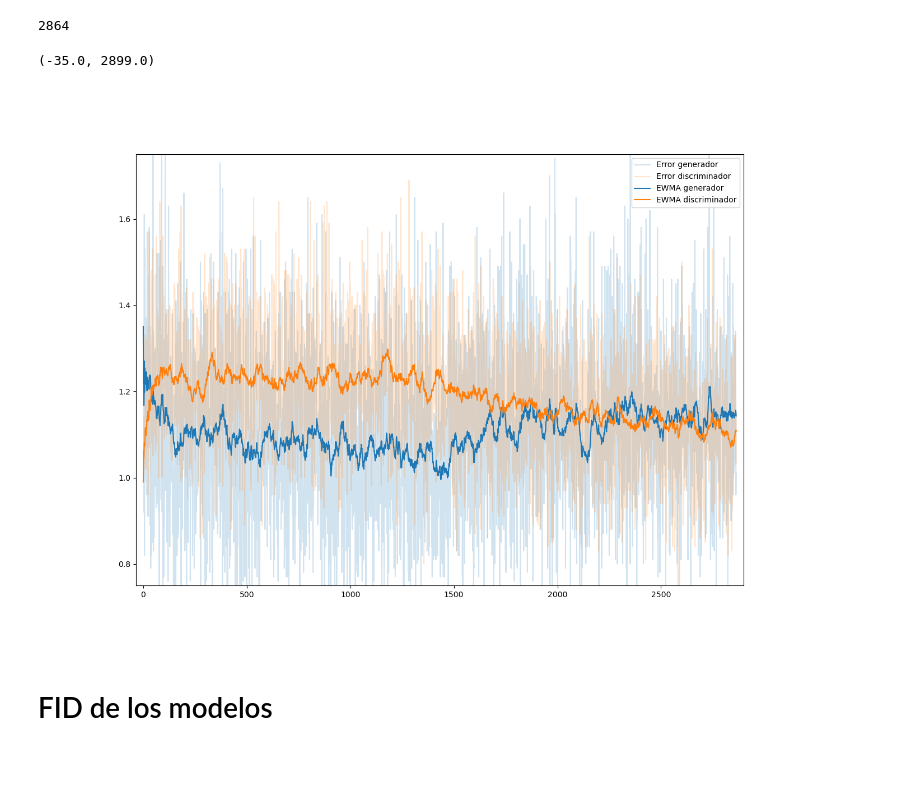
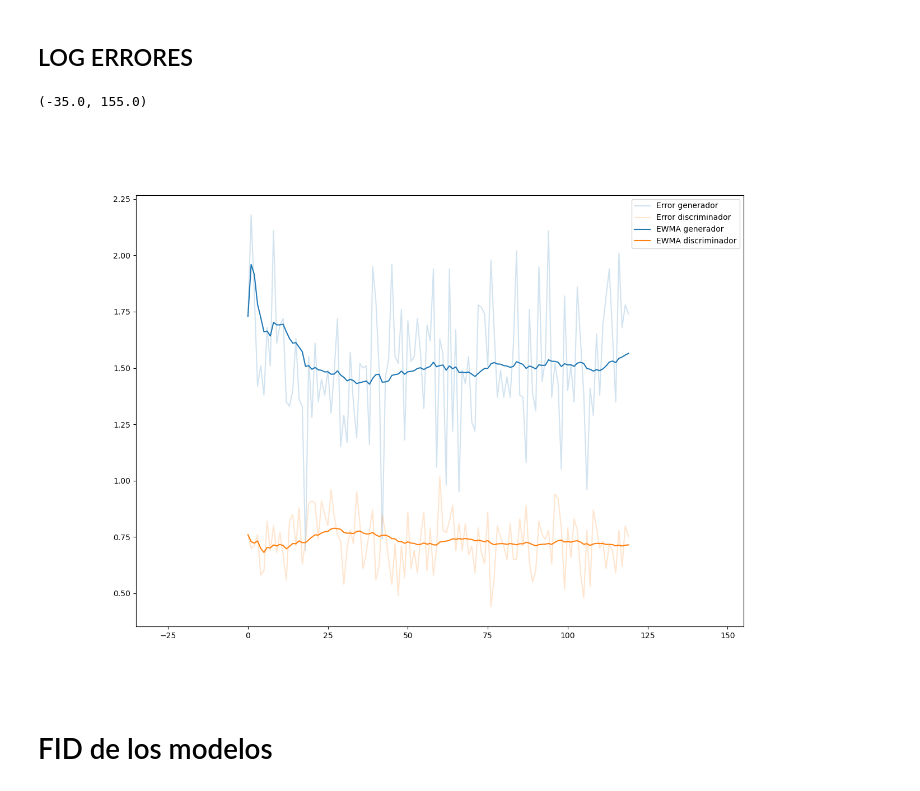
Before and after one commit to maizabros/C-StyleGAN2_FER, a Jupyter notebook: Untitled.ipynb, the cells around one changed output. Saved outputs shown, nothing was run; the diff lists cells and outputs as text; code cells hidden in the pictures; blank space fills up the shorter version.

```diff
--- a/Untitled.ipynb
+++ b/Untitled.ipynb
@@ -115,23 +117,23 @@ for filename in tqdm(glob.glob(f'training_progress_{name}/*.png')):
 out.release()
 # %%
 %matplotlib widget
+# %% [markdown]
+## LOG ERRORES
 # %%
 step = 1
-data = pd.read_csv(f"results/{name}/logs.csv", sep=";")[["G","D"]]
-data2 = pd.read_csv(f"logs_{name}.csv", sep=";")[["G","D"]]
-data = data.append(data2, ignore_index=True)
-print(data.shape[0])
+data = pd.read_csv(f"logs_{name}.csv", sep=";")
 
-ax = data.iloc[::step].plot(alpha=0.2, figsize=(14,10), legend=False)
+ax = data[["G","D"]].iloc[::step].plot(alpha=0.2, figsize=(14,10), legend=False)
 ax.set_prop_cycle(None)
-data.iloc[::step].ewm(span=50).mean().plot(ax=ax)
+data[["G","D"]].iloc[::step].ewm(span=50).mean().plot(ax=ax)
 ax.legend(["Error generador","Error discriminador","EWMA generador", "EWMA discriminador"]);
-plt.ylim(0.75,1.75)
+# plt.ylim(0.75,1.75)
 plt.xlim(-35, data.shape[0]+35)
+
+# data.to_csv("final_log_2.csv", index=False, sep=";")
 # %% [output]
-2864
+(-35.0, 155.0)
-(-35.0, 2899.0)
-[figure, old version]
+[figure, new version]
 # %% [markdown]
 # FID de los modelos
 # %%
```
Also changed, not shown: parts of 4 cells of this notebook, 7 other files.
